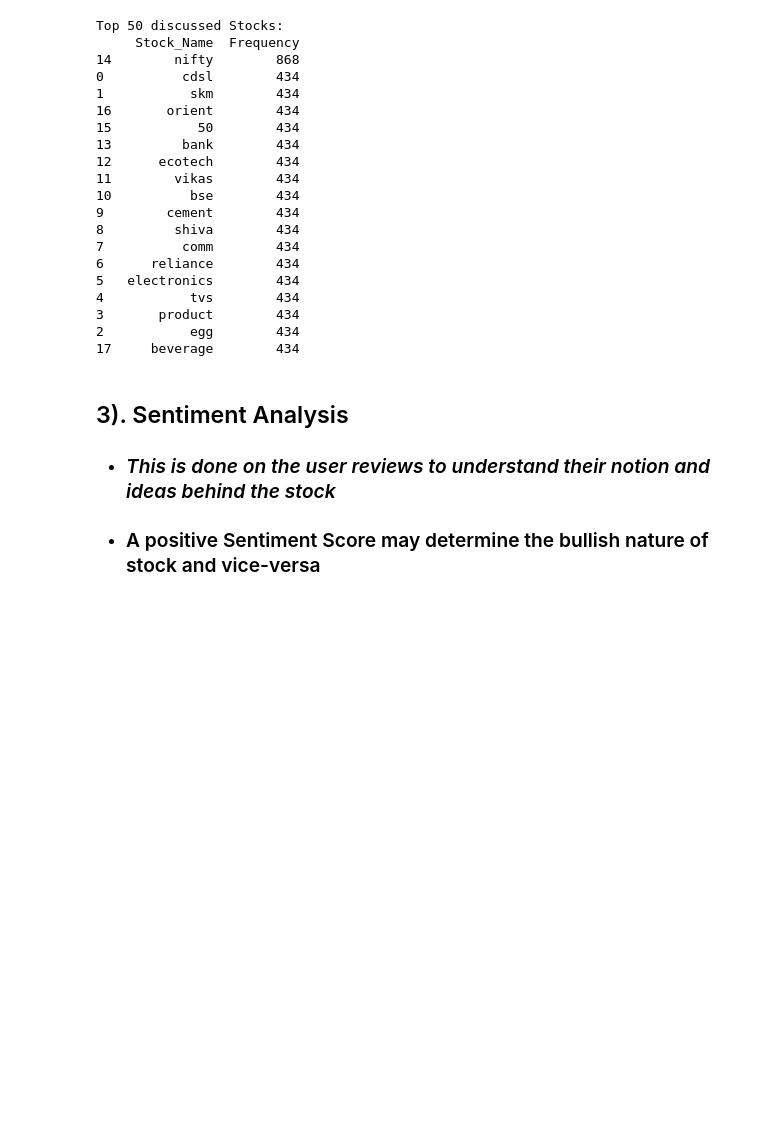
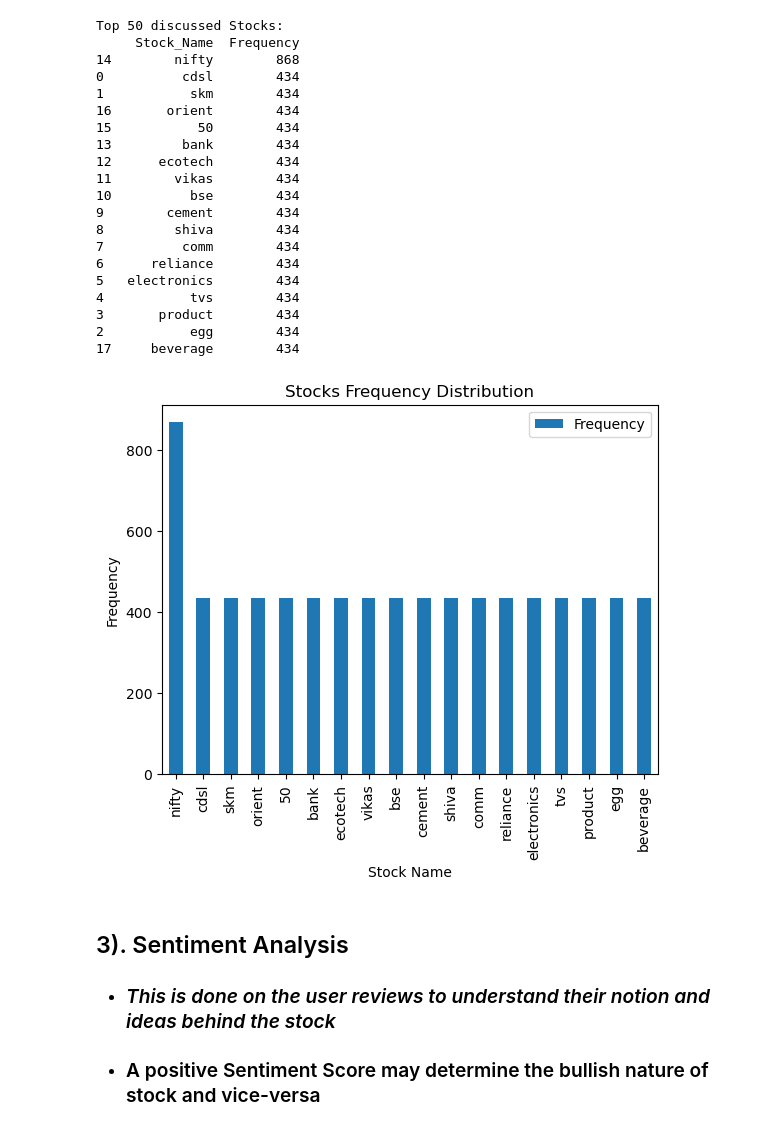
Before and after one commit to AneerudhRa/NLP_Analysis_StockForum, a Jupyter notebook: NLP_Analysis_MoneyControl.ipynb, the cells around one changed output. Cells and saved outputs as stored; diff of their text form; code cells hidden in the pictures; blank space fills up the shorter version.

Commit message:
Updated code with visualizations

```diff
--- a/NLP_Analysis_MoneyControl.ipynb
+++ b/NLP_Analysis_MoneyControl.ipynb
@@ -228,6 +229,14 @@ Top 50 discussed Stocks:
 3       product        434
 2           egg        434
 17     beverage        434
+# %%
+word_freq_df.plot(kind='bar', x='Stock_Name', y='Frequency')
+plt.title('Stocks Frequency Distribution')
+plt.xlabel('Stock Name')
+plt.ylabel('Frequency')
+plt.show()
+# %% [output]
+[figure, added]
 # %%
 #Download the df above as csv if needed
 word_freq_df.to_csv("frequently_discussed_stocks.csv", index=False)
```
Also changed, not shown: parts of 11 cells of this notebook.
